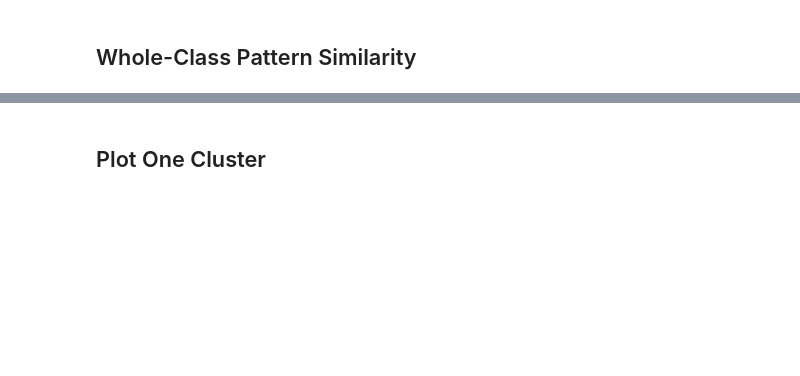
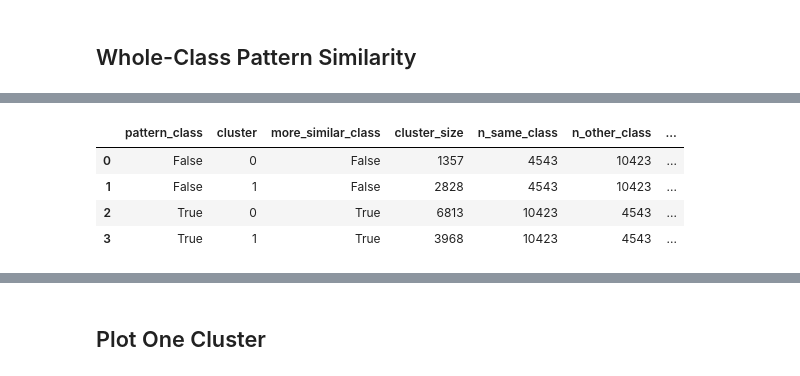
Before and after one commit to MichalWeisman/Interpretable-ViT-for-Timeseries, a Jupyter notebook: notebooks/mimic_targets/hypotension_obs24_target8_gap0_cluster_visualization.ipynb, the cells around one changed output, grey strips where cells are left out. Drawn from its saved outputs; the diff is of its cells as text; code cells hidden in the pictures; blank space fills up the shorter version.

```diff
--- a/notebooks/mimic_targets/hypotension_obs24_target8_gap0_cluster_visualization.ipynb
+++ b/notebooks/mimic_targets/hypotension_obs24_target8_gap0_cluster_visualization.ipynb
@@ -793,0 +865,90 @@ display(similarity_distribution_tests)
+# %%
+from scipy import stats
+
+SIGNIFICANCE_ALPHA = globals().get("SIGNIFICANCE_ALPHA", 0.05)
+
+
+def benjamini_hochberg(p_values):
+    p_values = np.asarray(p_values, dtype=np.float64)
+    adjusted = np.full_like(p_values, np.nan, dtype=np.float64)
+    finite = np.isfinite(p_values)
+    finite_p_values = p_values[finite]
+    if finite_p_values.size == 0:
+        return adjusted
+    order = np.argsort(finite_p_values)
+    ranked = finite_p_values[order]
+    corrected = ranked * finite_p_values.size / np.arange(1, finite_p_values.size + 1)
+    corrected = np.minimum.accumulate(corrected[::-1])[::-1]
+    corrected = np.clip(corrected, 0.0, 1.0)
+    finite_adjusted = np.empty_like(corrected)
+    finite_adjusted[order] = corrected
+    adjusted[finite] = finite_adjusted
+    return adjusted
+
+
+def cluster_pattern_similarity_test(cluster_label, cluster_number, cluster_patient_ids, alpha=SIGNIFICANCE_ALPHA):
+    cluster_label = str(cluster_label)
+    cluster_number = int(cluster_number)
+    other_label = "False" if cluster_label == "True" else "True"
+    cluster_indices = [patient_to_index[patient_id] for patient_id in cluster_patient_ids if patient_id in patient_to_index]
+    if not cluster_indices:
+        raise ValueError(f"No patients found for predicted_label={cluster_label!r}, cluster={cluster_number}.")
+
+    cluster_mean_values = nanmean_without_warning(value_tensor[cluster_indices], axis=0)
+    cluster_mean_importance = mean_importance_for_patient_ids(cluster_patient_ids)
+    cluster_pattern, cluster_mask = top_importance_sparse_values(
+        cluster_mean_values,
+        cluster_mean_importance,
+        PATTERN_TOP_IMPORTANCE_PERCENTAGE,
+    )
+
+    scores = pattern_similarity[["patient_id", "true_label"]].copy()
+    scores["similarity"] = [
+        cosine_similarity(patient_sparse_patterns[patient_id], cluster_pattern)
+        for patient_id in scores["patient_id"].astype(str)
+    ]
+    same_class_scores = scores.loc[scores["true_label"].astype(str) == cluster_label, "similarity"].dropna()
+    other_class_scores = scores.loc[scores["true_label"].astype(str) == other_label, "similarity"].dropna()
+    mean_difference = same_class_scores.mean() - other_class_scores.mean()
+    winner = np.nan
+    if np.isfinite(mean_difference):
+        winner = cluster_label if mean_difference > 0 else other_label
+    if mean_difference == 0:
+        winner = "tie"
+    p_value = np.nan
+    if len(same_class_scores) > 0 and len(other_class_scores) > 0:
+        result = stats.mannwhitneyu(same_class_scores, other_class_scores, alternative="greater")
+        p_value = float(result.pvalue)
+
+    return {
+        "pattern_class": cluster_label,
+        "cluster": cluster_number,
+        "more_similar_class": winner,
+        "cluster_size": int(len(cluster_patient_ids)),
+        "n_same_class": int(len(same_class_scores)),
+        "n_other_class": int(len(other_class_scores)),
+        "mean_same_class": float(same_class_scores.mean()),
+        "mean_other_class": float(other_class_scores.mean()),
+        "mean_difference": float(mean_difference),
+        "p_value": p_value,
+        "is_significant_raw": bool((mean_difference > 0) and np.isfinite(p_value) and (p_value < alpha)),
+    }
+
+
+cluster_similarity_distribution_tests = pd.DataFrame([
+    cluster_pattern_similarity_test(predicted_label, cluster, group["patient_id"].astype(str).tolist())
+    for (predicted_label, cluster), group in assignments.groupby(["predicted_label", "cluster"], sort=True)
+]).sort_values(["pattern_class", "cluster"]).reset_index(drop=True)
+cluster_similarity_distribution_tests["p_value_bh"] = benjamini_hochberg(cluster_similarity_distribution_tests["p_value"])
+cluster_similarity_distribution_tests["is_significant_bh"] = (
+    (cluster_similarity_distribution_tests["mean_difference"] > 0)
+    & (cluster_similarity_distribution_tests["p_value_bh"] < SIGNIFICANCE_ALPHA)
+)
+
+display(cluster_similarity_distribution_tests)
+# %% [output]
+|  | pattern_class | cluster | more_similar_class | cluster_size | n_same_class | n_other_class | ... |
+| 0 | False | 0 | False | 1357 | 4543 | 10423 | ... |
+| 1 | False | 1 | False | 2828 | 4543 | 10423 | ... |
+| 2 | True | 0 | True | 6813 | 10423 | 4543 | ... |
+| 3 | True | 1 | True | 3968 | 10423 | 4543 | ... |
```
Also changed, not shown: parts of 15 cells of this notebook, 1 other file.
